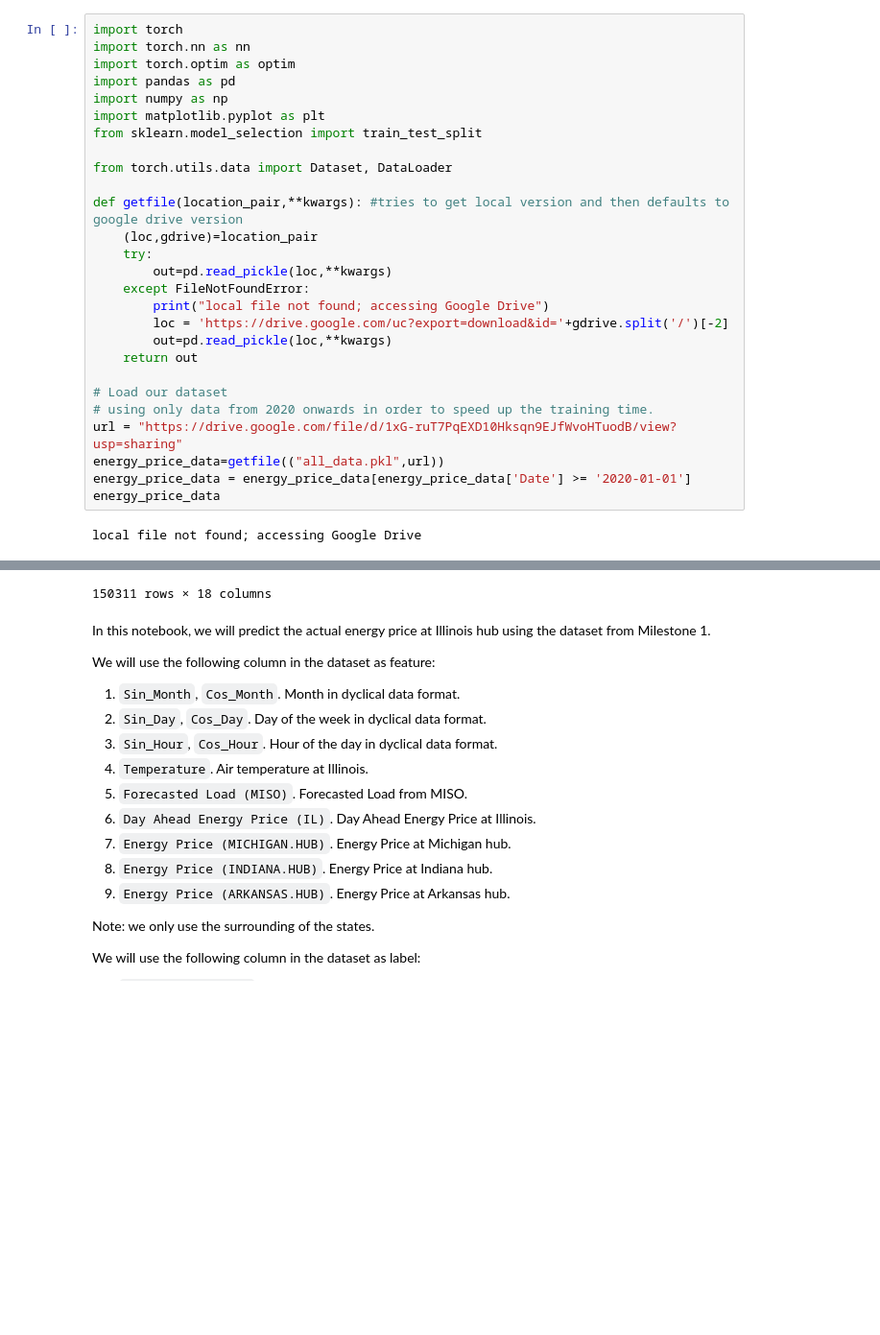
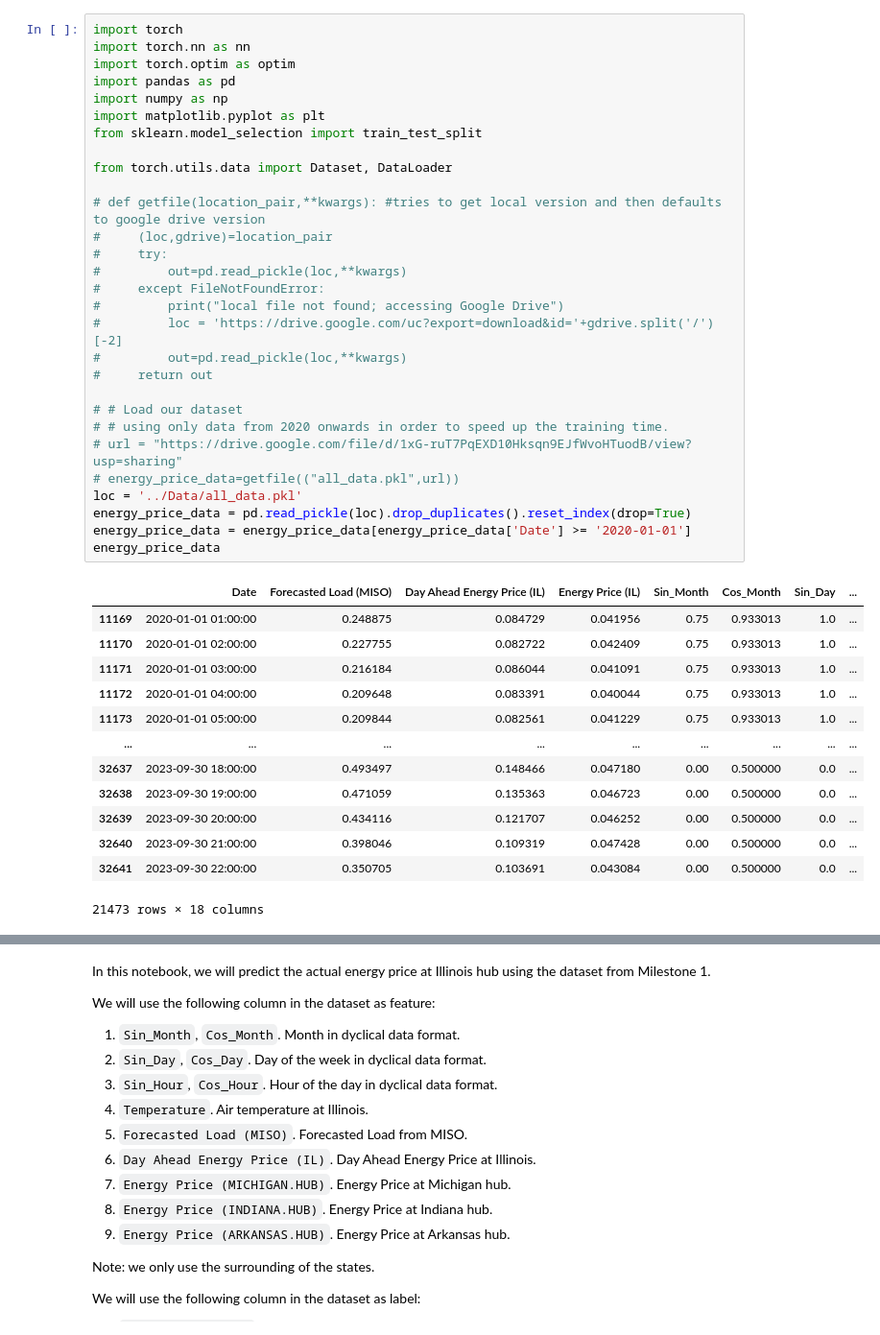
Before and after one commit to noelmrowiec/Deep-Learning-Energy-Prices-in-Illinois, a Jupyter notebook: Milestone 4/Feature Importance.ipynb, the cells around one changed output, grey strips where cells are left out. Shown at 96% size. Cells and saved outputs as stored; diff of their text form; blank space fills up the shorter version.

```diff
--- a/Milestone 4/Feature Importance.ipynb
+++ b/Milestone 4/Feature Importance.ipynb
@@ -1,29 +1,43 @@
 # %%
 import torch
 import torch.nn as nn
 import torch.optim as optim
 import pandas as pd
 import numpy as np
 import matplotlib.pyplot as plt
 from sklearn.model_selection import train_test_split
 
 from torch.utils.data import Dataset, DataLoader
 
-def getfile(location_pair,**kwargs): #tries to get local version and then defaults to google drive version
-    (loc,gdrive)=location_pair
-    try:
-        out=pd.read_pickle(loc,**kwargs)
-    except FileNotFoundError:
-        print("local file not found; accessing Google Drive")
-        loc = 'https://drive.google.com/uc?export=download&id='+gdrive.split('/')[-2]
-        out=pd.read_pickle(loc,**kwargs)
-    return out
+# def getfile(location_pair,**kwargs): #tries to get local version and then defaults to google drive version
+#     (loc,gdrive)=location_pair
+#     try:
+#         out=pd.read_pickle(loc,**kwargs)
+#     except FileNotFoundError:
+#         print("local file not found; accessing Google Drive")
+#         loc = 'https://drive.google.com/uc?export=download&id='+gdrive.split('/')[-2]
+#         out=pd.read_pickle(loc,**kwargs)
+#     return out
 
-# Load our dataset
-# using only data from 2020 onwards in order to speed up the training time.
-url = "https://drive.google.com/file/d/1xG-ruT7PqEXD10Hksqn9EJfWvoHTuodB/view?usp=sharing"
-energy_price_data=getfile(("all_data.pkl",url))
+# # Load our dataset
+# # using only data from 2020 onwards in order to speed up the training time.
+# url = "https://drive.google.com/file/d/1xG-ruT7PqEXD10Hksqn9EJfWvoHTuodB/view?usp=sharing"
+# energy_price_data=getfile(("all_data.pkl",url))
+loc = '../Data/all_data.pkl'
+energy_price_data = pd.read_pickle(loc).drop_duplicates().reset_index(drop=True)
 energy_price_data = energy_price_data[energy_price_data['Date'] >= '2020-01-01']
 energy_price_data
 # %% [output]
+|  | Date | Forecasted Load (MISO) | Day Ahead Energy Price (IL) | Energy Price (IL) | Sin_Month | Cos_Month | Sin_Day | ... |
+| 11169 | 2020-01-01 01:00:00 | 0.248875 | 0.084729 | 0.041956 | 0.75 | 0.933013 | 1.0 | ... |
+| 11170 | 2020-01-01 02:00:00 | 0.227755 | 0.082722 | 0.042409 | 0.75 | 0.933013 | 1.0 | ... |
+| 11171 | 2020-01-01 03:00:00 | 0.216184 | 0.086044 | 0.041091 | 0.75 | 0.933013 | 1.0 | ... |
+| 11172 | 2020-01-01 04:00:00 | 0.209648 | 0.083391 | 0.040044 | 0.75 | 0.933013 | 1.0 | ... |
+| 11173 | 2020-01-01 05:00:00 | 0.209844 | 0.082561 | 0.041229 | 0.75 | 0.933013 | 1.0 | ... |
+| ... | ... | ... | ... | ... | ... | ... | ... | ... |
+| 32637 | 2023-09-30 18:00:00 | 0.493497 | 0.148466 | 0.047180 | 0.00 | 0.500000 | 0.0 | ... |
+| 32638 | 2023-09-30 19:00:00 | 0.471059 | 0.135363 | 0.046723 | 0.00 | 0.500000 | 0.0 | ... |
+| 32639 | 2023-09-30 20:00:00 | 0.434116 | 0.121707 | 0.046252 | 0.00 | 0.500000 | 0.0 | ... |
+| 32640 | 2023-09-30 21:00:00 | 0.398046 | 0.109319 | 0.047428 | 0.00 | 0.500000 | 0.0 | ... |
+| 32641 | 2023-09-30 22:00:00 | 0.350705 | 0.103691 | 0.043084 | 0.00 | 0.500000 | 0.0 | ... |
-local file not found; accessing Google Drive
+21473 rows × 18 columns
@@ -42,4 +44,3 @@ local file not found; accessing Google Drive
-150311 rows × 18 columns
 # %% [markdown]
 In this notebook, we will predict the actual energy price at Illinois hub using the dataset from Milestone 1.
 
```
Also changed, not shown: parts of 6 cells of this notebook, 7 other files.
